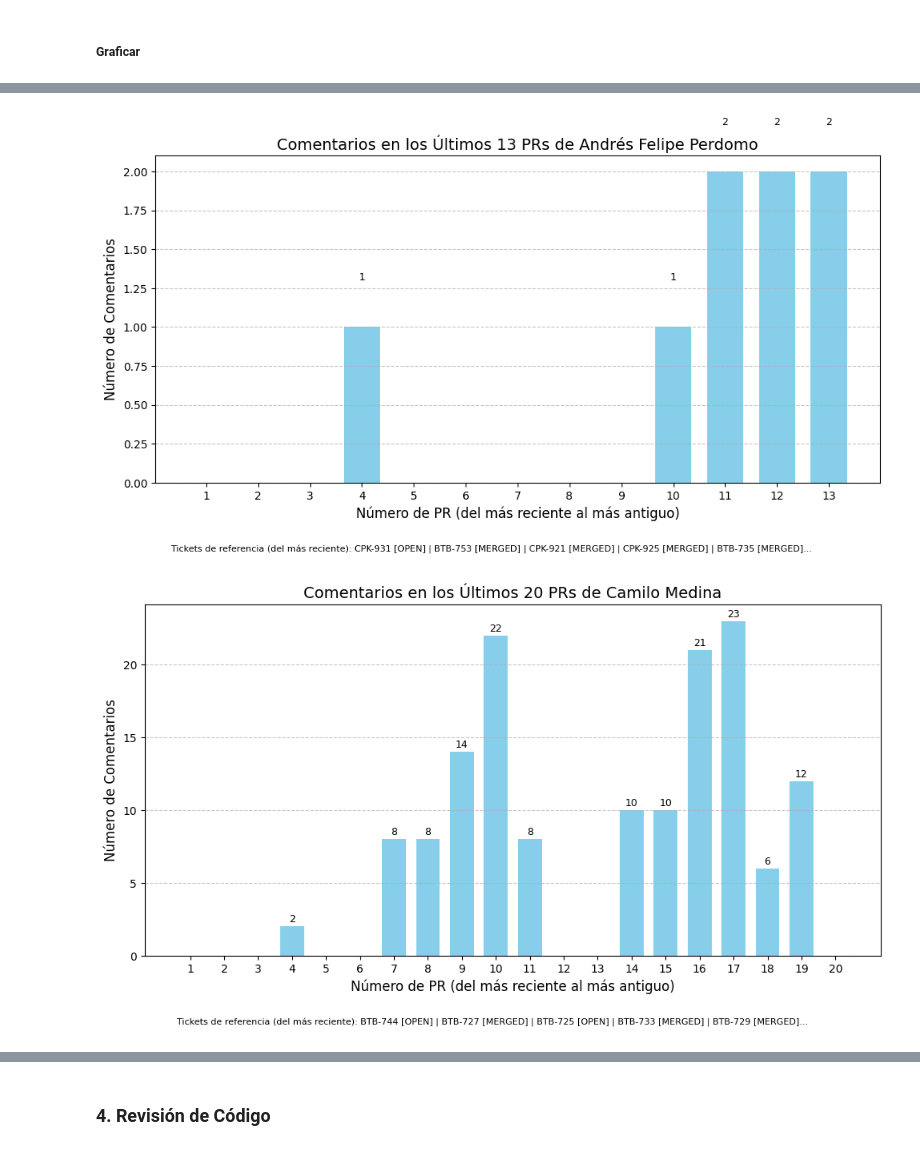
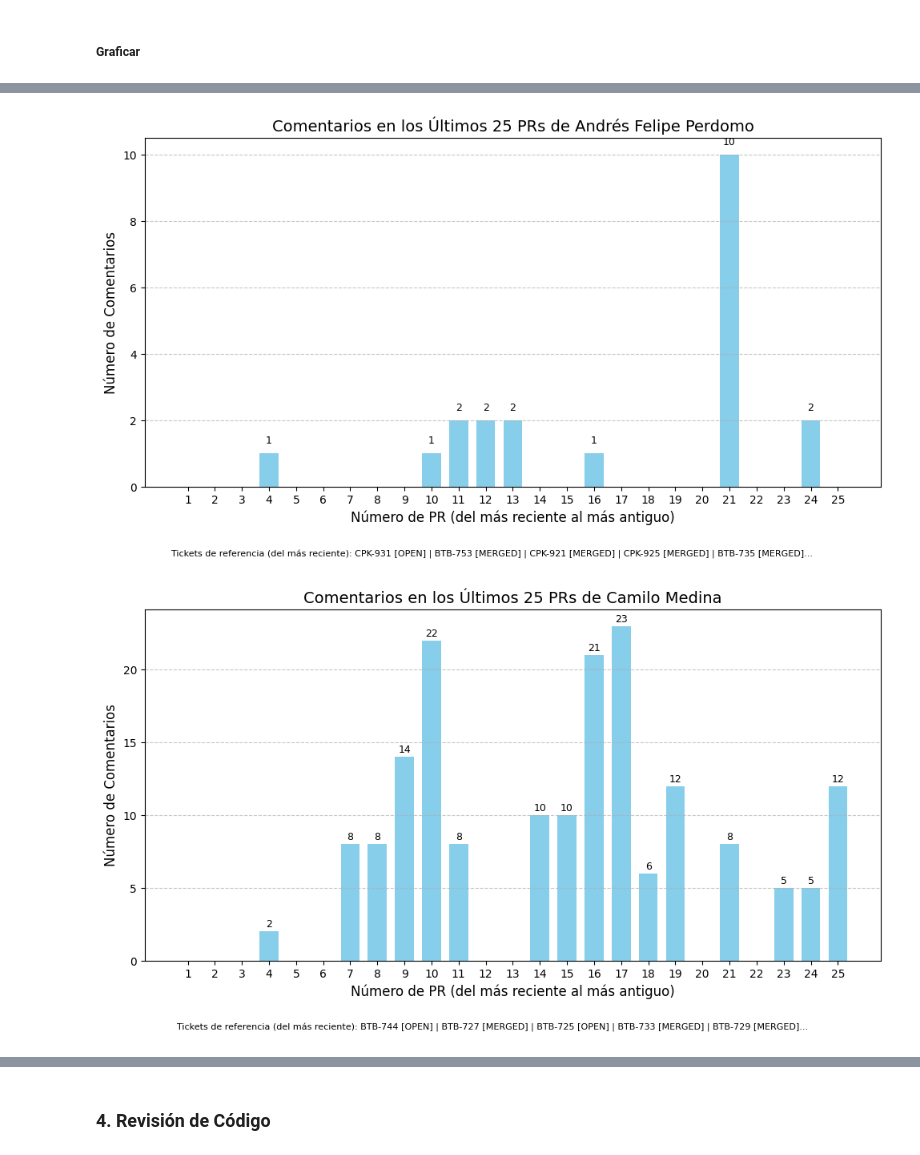
Before and after one commit to afperdomo2/jupyter-bitbucket-api, a Jupyter notebook: proyectos.ipynb, the cells around one changed output, grey strips where cells are left out. Cells and saved outputs as stored; diff of their text form; code cells hidden in the pictures.

```diff
--- a/proyectos.ipynb
+++ b/proyectos.ipynb
@@ -92,7 +92,7 @@ Consultar todos los estados de PR's.
 
 Filtrar 50 registros por páginas, 3 páginas
 # %%
-cantidad_paginas = 3
+cantidad_paginas = 4
 registros_por_pagina = 50  # Creo que no soporta más de 50 registros por página
 
 # Obtener pull requests
@@ -153,7 +153,7 @@ Obteniendo commits, repositorio: 'api_data_ERP' - página: 3
 Filtrar registros de más de 60 días
 # %%
 # Filtrar los registros cuya fecha sea mayor a 60 días
-cantidad_dias = 60
+cantidad_dias = 120
 
 
 print(f"\nTotal pull requests: {len(pull_requests)}")
@@ -883,7 +884,7 @@ import pandas as pd
 import matplotlib.pyplot as plt
 
 # Parámetro configurable: número de días a analizar
-num_days_to_analyze = 20
+num_days_to_analyze = 25
 
 # Calcular fecha límite
 today = pd.Timestamp.now(tz="America/Bogota")
@@ -907,6 +908,8 @@ prs_by_day = prs_by_day.reindex(date_range, fill_value=0)
 # %% [markdown]
 ##### Graficar
 # %%
+import numpy as np
+
 # 📈 1. Gráfico general de PRs por día
 plt.figure(figsize=(12, 6))
 prs_by_day.plot(kind="bar", color="cornflowerblue")
@@ -1009,7 +1012,7 @@ plt.show()
 
 
 # Define the number of PRs to display per author
-num_prs_to_display = 20  # This can be changed to any value as needed
+num_prs_to_display = num_days_to_analyze  # This can be changed to any value as needed
 
 # Filtrar los últimos PRs para cada autor (basado en la variable)
 author_prs = {}
@@ -1167,2 +1170,2 @@ plt.show()
-[figure, old version]
+[figure, new version]
-[figure, old version]
+[figure, new version]
```
Also changed, not shown: parts of 15 cells of this notebook, 3 other files.
